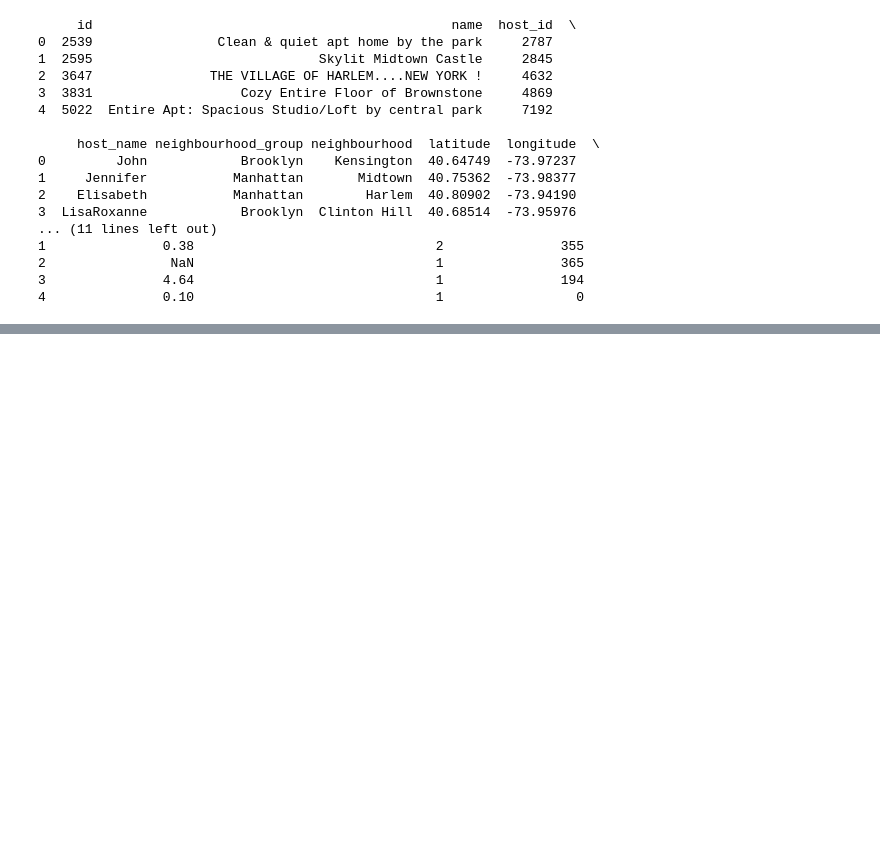
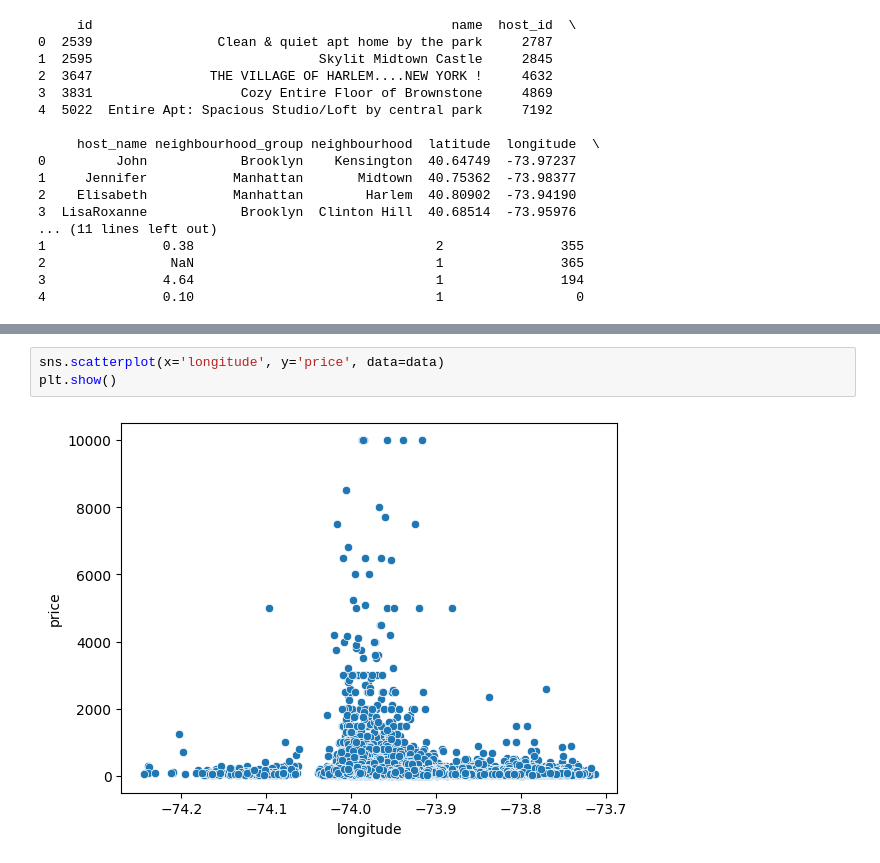
Before and after one commit to Plashka320/Stat_prack_HW_VyuzhaninPD_2025, a Jupyter notebook: Itogovaya_pabota.ipynb, the cells around one changed output, grey strips where cells are left out. Saved outputs shown, nothing was run; the diff lists cells and outputs as text; blank space fills up the shorter version.

```diff
--- a/Itogovaya_pabota.ipynb
+++ b/Itogovaya_pabota.ipynb
@@ -46,0 +177,5 @@ print(data.head())
+# %%
+sns.scatterplot(x='longitude', y='price', data=data)
+plt.show()
+# %% [output]
+[figure, added]
```
Also changed, not shown: parts of 13 cells of this notebook.
